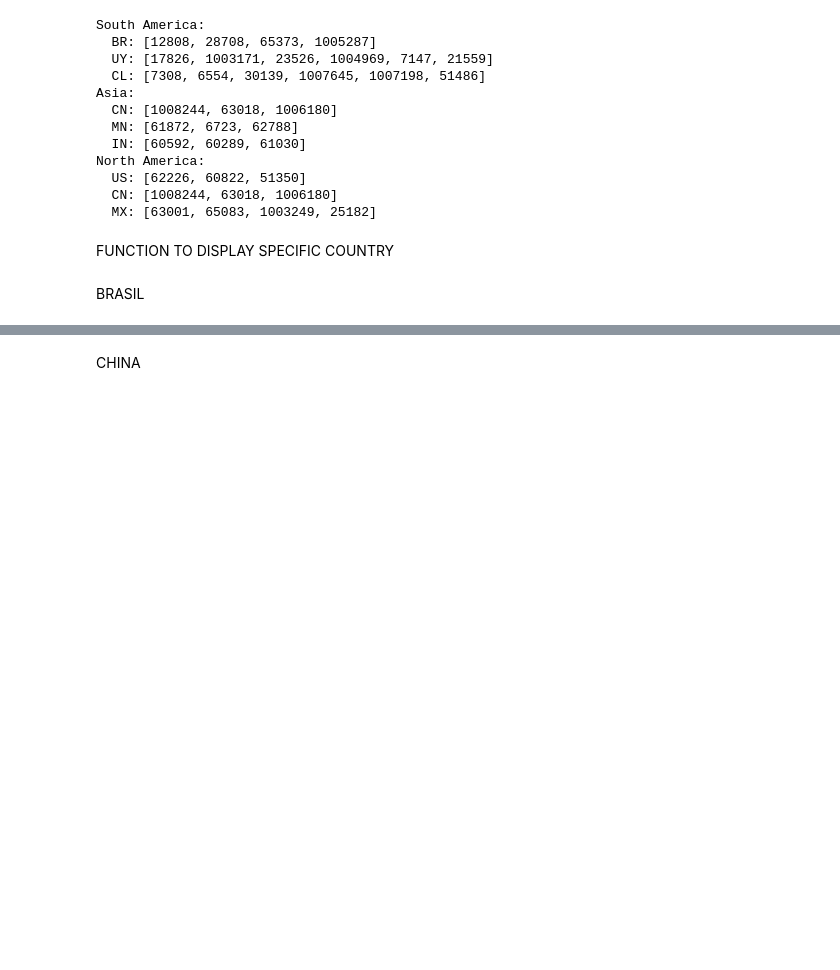
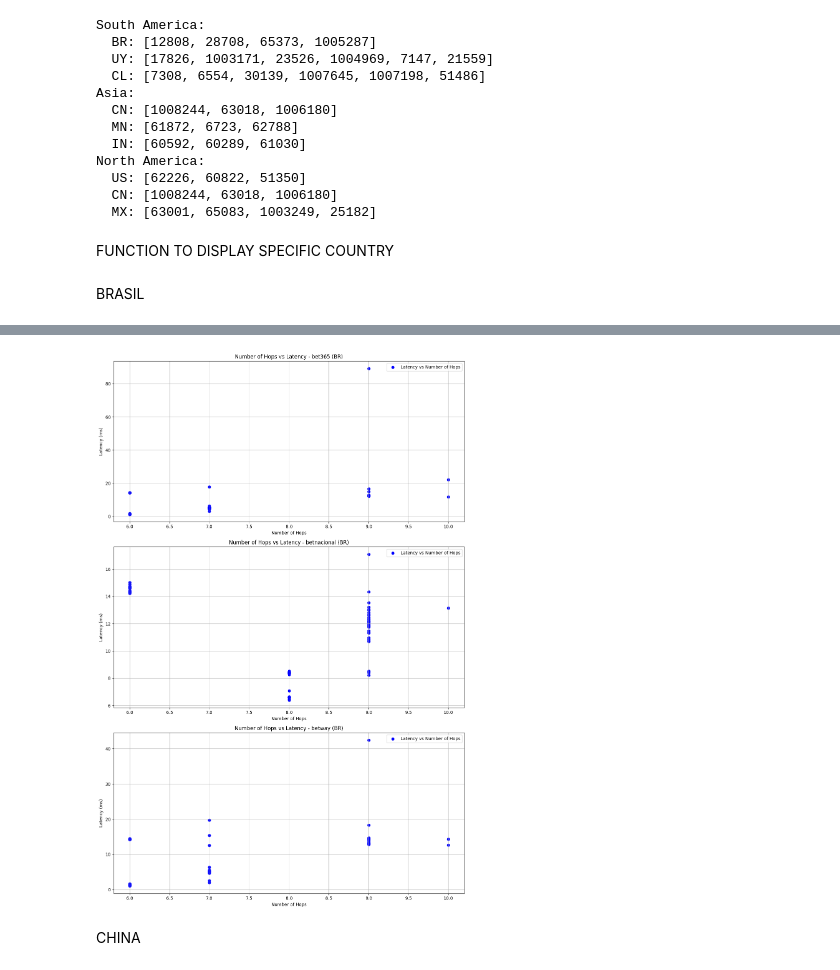
Before and after one commit to luisffee/redes-tracing, a Jupyter notebook: main.ipynb, the cells around one changed output, grey strips where cells are left out. Cells and saved outputs as stored; diff of their text form; code cells hidden in the pictures; blank space fills up the shorter version.

```diff
--- a/main.ipynb
+++ b/main.ipynb
@@ -202,3 +332,7 @@ plot_rtt_for_country(destination_country_probes, 'BR', min_rtt=2)
+# %%
+plot_hops_vs_latency_for_country(destination_country_probes, 'BR')
+# %% [output]
+[figure, added]
 # %% [markdown]
 CHINA
 # %%
```
Also changed, not shown: parts of 16 cells of this notebook, 1 other file.
